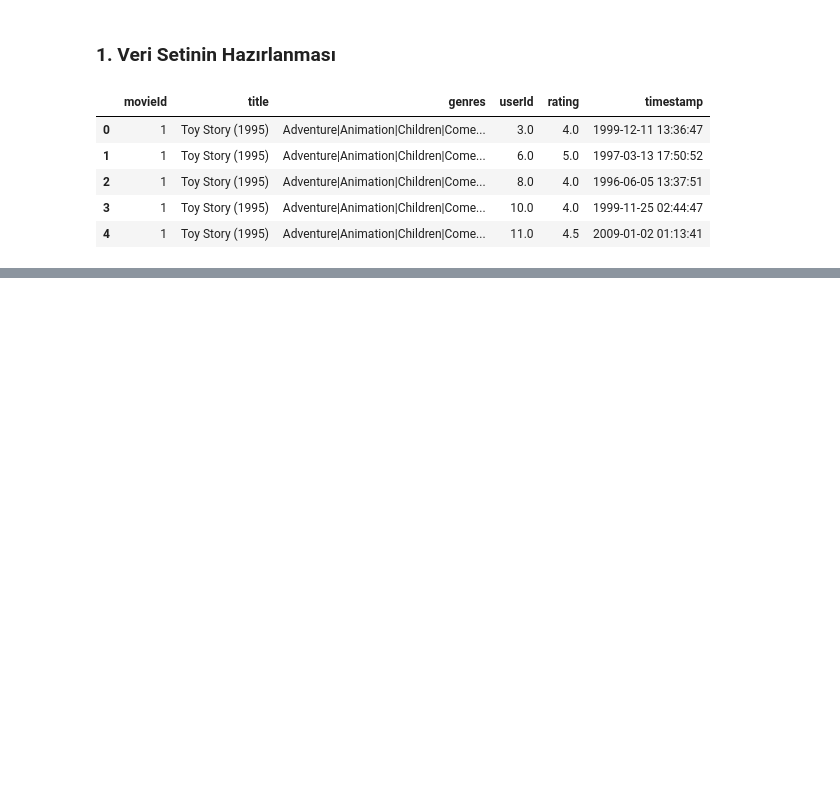
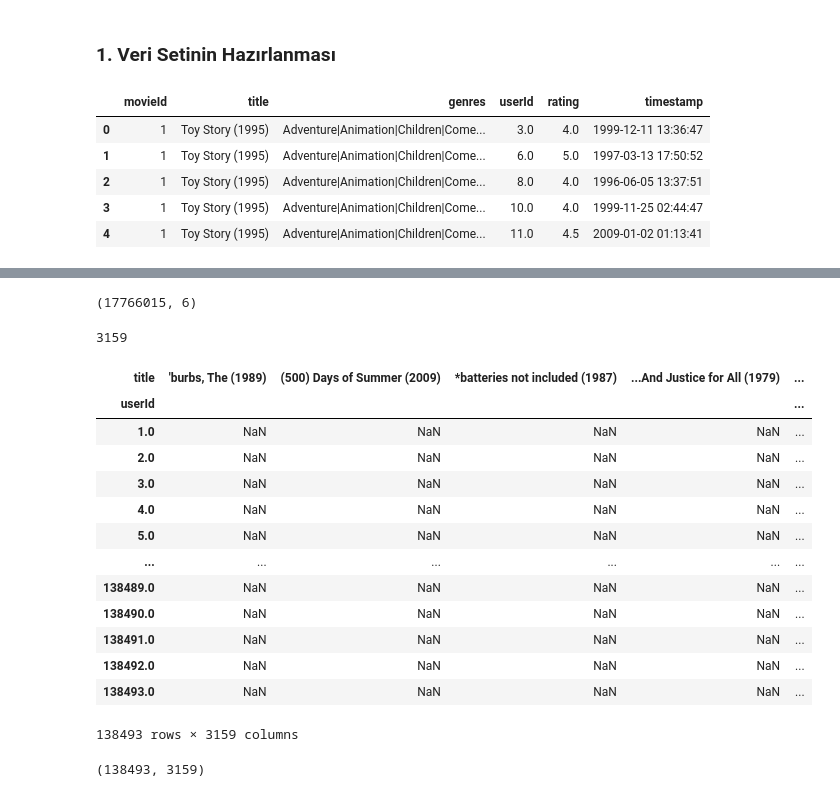
Before and after one commit to berkcangumusisik/DataScienceBootcamp21.Grup, a Jupyter notebook: 03.Recommendation Systems/03.Collabrative Filtering.ipynb, the cells around one changed output, grey strips where cells are left out. Saved outputs shown, nothing was run; the diff lists cells and outputs as text; code cells hidden in the pictures; blank space fills up the shorter version.

```diff
--- a/03.Recommendation Systems/03.Collabrative Filtering.ipynb
+++ b/03.Recommendation Systems/03.Collabrative Filtering.ipynb
@@ -72,0 +93,40 @@ df.head()
+# %%
+# Her bir filmin veri setinde kaç kez değerlendirildiğini (yorumlandığını) sayıyoruz.
+comment_counts = df["title"].value_counts()
+# 1000 defadan az değerlendirme alan filmleri "nadir" (rare) film olarak belirliyoruz.
+rare_movies = comment_counts[comment_counts <= 1000].index
+# Nadir filmleri veri setinden çıkararak, yalnızca daha popüler (sık değerlendirilen) filmlerden oluşan bir veri seti oluşturuyoruz.
+common_movies = df[~df["title"].isin(rare_movies)]
+# Sık değerlendirilen filmlerden oluşan veri setinin boyutunu (satır sayısını ve sütun sayısını) kontrol ediyoruz.
+common_movies.shape
+# %% [output]
+(17766015, 6)
+# %%
+common_movies["title"].nunique()
+# %% [output]
+3159
+# %%
+# Her bir kullanıcının (userId) her bir film (title) için verdiği puanların yer aldığı bir tablo oluşturuyoruz.
+# Bu tabloyu oluştururken, satırlarda kullanıcılar, sütunlarda ise filmler bulunacak şekilde,
+# hücrelerde ise ilgili kullanıcının o filme verdiği puan (rating) yer alacak biçimde pivot_table fonksiyonunu kullanıyoruz.
+user_movie_df = common_movies.pivot_table(index=["userId"], columns=["title"], values="rating")
+user_movie_df
+# %% [output]
+| title | 'burbs, The (1989) | (500) Days of Summer (2009) | *batteries not included (1987) | ...And Justice for All (1979) | ... |
+| userId |  |  |  |  | ... |
+| 1.0 | NaN | NaN | NaN | NaN | ... |
+| 2.0 | NaN | NaN | NaN | NaN | ... |
+| 3.0 | NaN | NaN | NaN | NaN | ... |
+| 4.0 | NaN | NaN | NaN | NaN | ... |
+| 5.0 | NaN | NaN | NaN | NaN | ... |
+| ... | ... | ... | ... | ... | ... |
+| 138489.0 | NaN | NaN | NaN | NaN | ... |
+| 138490.0 | NaN | NaN | NaN | NaN | ... |
+| 138491.0 | NaN | NaN | NaN | NaN | ... |
+| 138492.0 | NaN | NaN | NaN | NaN | ... |
+| 138493.0 | NaN | NaN | NaN | NaN | ... |
+138493 rows × 3159 columns
+# %%
+user_movie_df.shape
+# %% [output]
+(138493, 3159)
```
Also changed, not shown: parts of 12 cells of this notebook, 2 other files.
